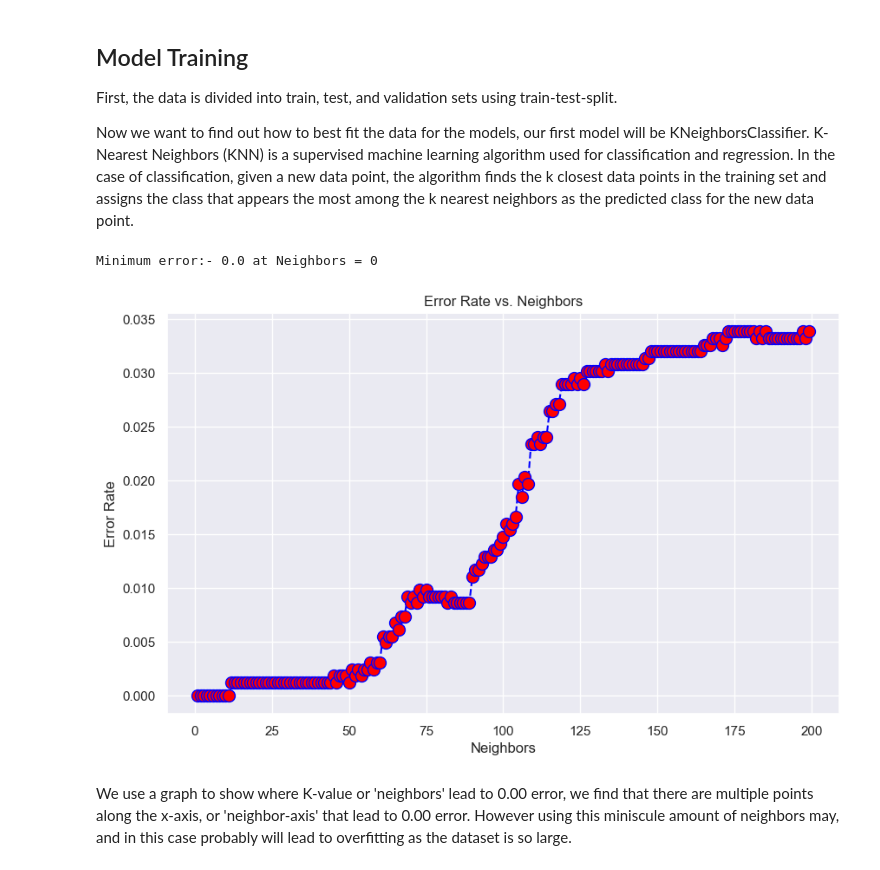
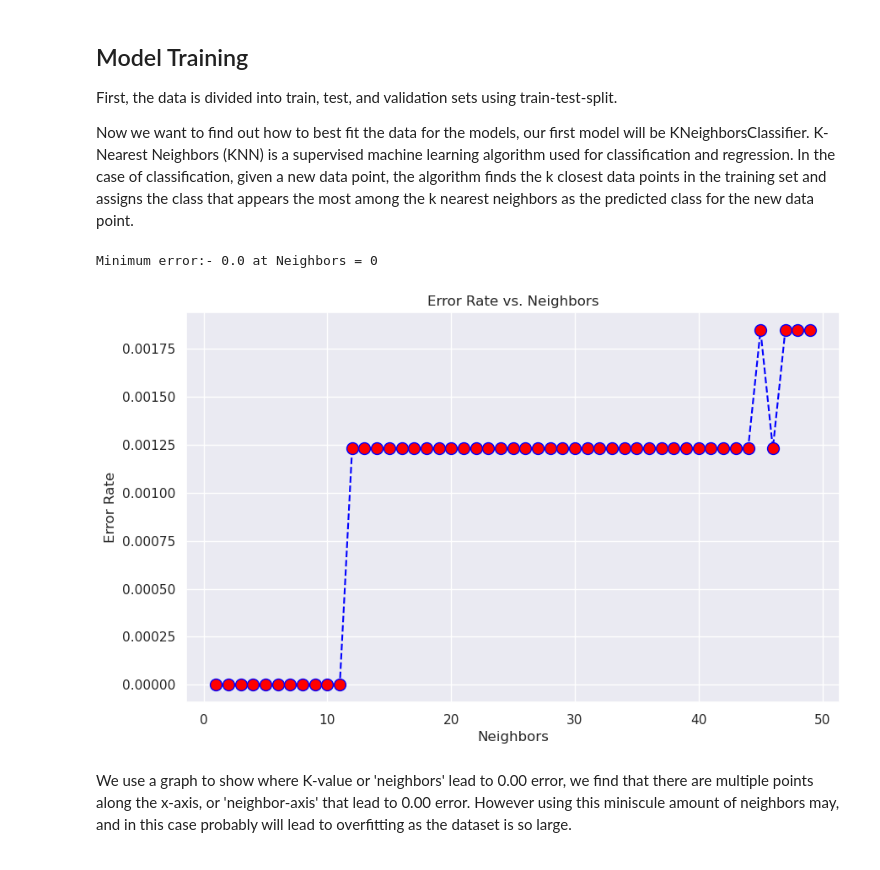
Before and after one commit to Captain-Yarkin/Machine-Learning-Gorup-Exam, a Jupyter notebook: Group_Exam task 1.ipynb, the cells around one changed output. Drawn from its saved outputs; the diff is of its cells as text; code cells hidden in the pictures.

```diff
--- a/Group_Exam task 1.ipynb
+++ b/Group_Exam task 1.ipynb
@@ -201,21 +201,21 @@ X_train, X_val, y_train, y_val = train_test_split(X_train, y_train, test_size=0.
 # %%
 error_rate = []
-for i in range(1,200):
+for i in range(1,50):
  knn = KNeighborsClassifier(n_neighbors=i)
  knn.fit(X_train,y_train)
  pred_i = knn.predict(x_test)
  error_rate.append(np.mean(pred_i != y_test))
 
 plt.figure(figsize=(10,6))
-plt.plot(range(1,200),error_rate,color='blue', linestyle='dashed',
+plt.plot(range(1,50),error_rate,color='blue', linestyle='dashed',
          marker='o',markerfacecolor='red', markersize=10)
 plt.title('Error Rate vs. Neighbors')
 plt.xlabel('Neighbors')
 plt.ylabel('Error Rate')
 print("Minimum error:-",min(error_rate),"at Neighbors =",error_rate.index(min(error_rate)))
 # %% [output]
 Minimum error:- 0.0 at Neighbors = 0
-[figure, old version]
+[figure, new version]
 # %% [markdown]
 We use a graph to show where K-value or 'neighbors' lead to 0.00 error, we find that there are multiple points along the x-axis, or 'neighbor-axis' that lead to 0.00 error. However using this miniscule amount of neighbors may, and in this case probably will lead to overfitting as the dataset is so large.
 # %% [markdown]
```
Also changed, not shown: parts of 10 cells of this notebook, 3 other files.
